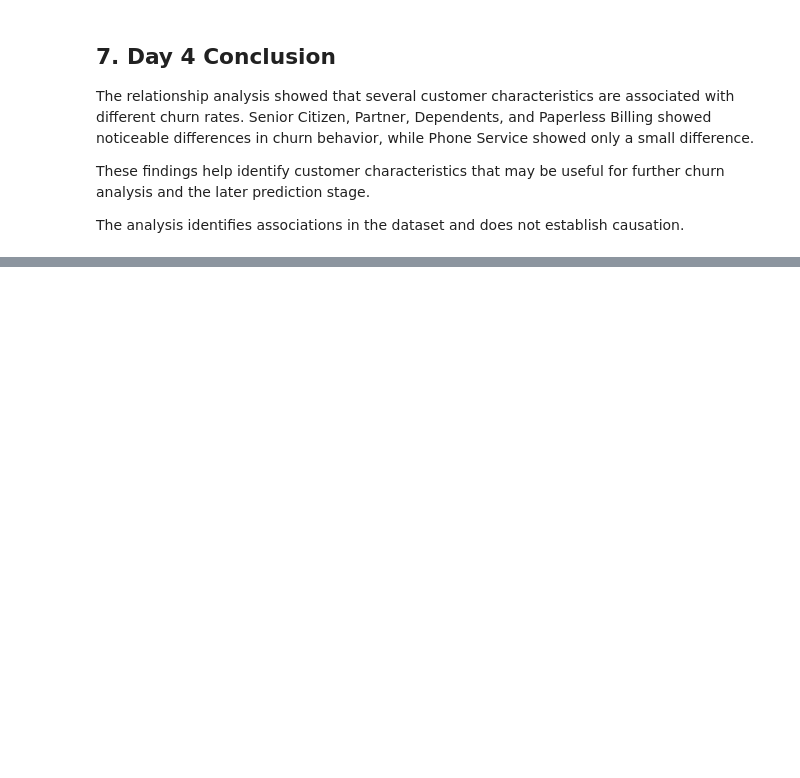
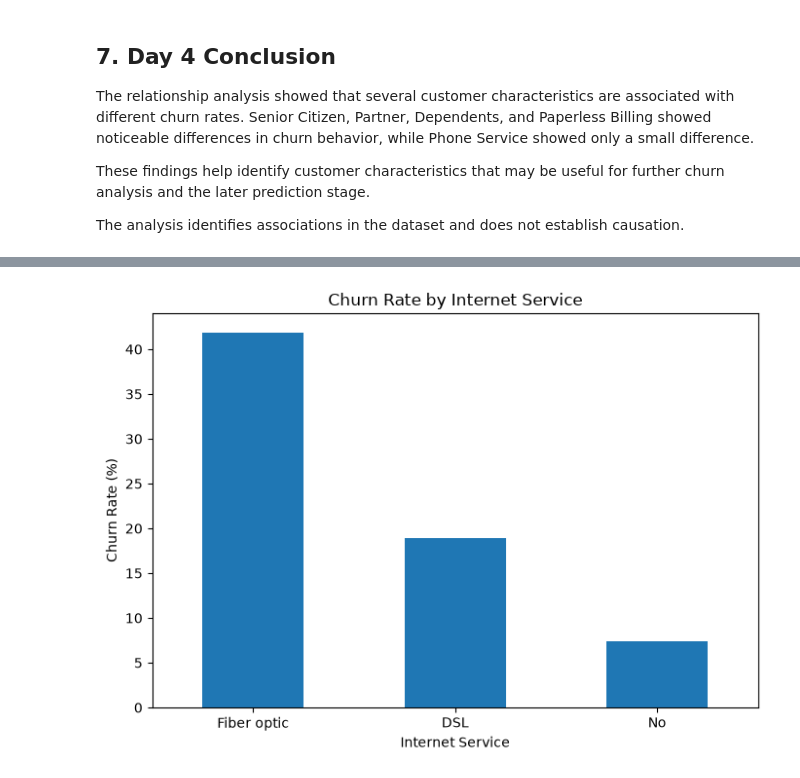
Before and after one commit to sagarsiddharth09-blip/customer-churn-LTV-engine, a Jupyter notebook: Akshay_Baseline_Analytics.ipynb, the cells around one changed output, grey strips where cells are left out. Drawn from its saved outputs; the diff is of its cells as text; code cells hidden in the pictures; blank space fills up the shorter version.

Commit message:
Add Day 5 service level churn analysis

```diff
--- a/Akshay_Baseline_Analytics.ipynb
+++ b/Akshay_Baseline_Analytics.ipynb
@@ -1411,0 +1420,10 @@ The analysis identifies associations in the dataset and does not establish causa
+# %%
+# Calculate churn rate by internet service
+
+internet_churn = pd.crosstab(
+    df["InternetService"],
+    df["Churn"],
+    normalize="index"
+) * 100
+
+internet_churn
@@ -1411,0 +1436,6 @@ The analysis identifies associations in the dataset and does not establish causa
+# %%
+# Extract churn percentage for each internet service
+
+internet_churn_rate = internet_churn["Yes"]
+
+internet_churn_rate.sort_values(ascending=False)
@@ -1411,0 +1452,16 @@ The analysis identifies associations in the dataset and does not establish causa
+# %%
+# Plot churn rate by internet service
+
+plt.figure(figsize=(7, 5))
+
+internet_churn_rate.sort_values(ascending=False).plot(kind="bar")
+
+plt.title("Churn Rate by Internet Service")
+plt.xlabel("Internet Service")
+plt.ylabel("Churn Rate (%)")
+plt.xticks(rotation=0)
+
+plt.tight_layout()
+plt.show()
+# %% [output]
+[figure, added]
```
Also changed, not shown: parts of 37 cells of this notebook.
